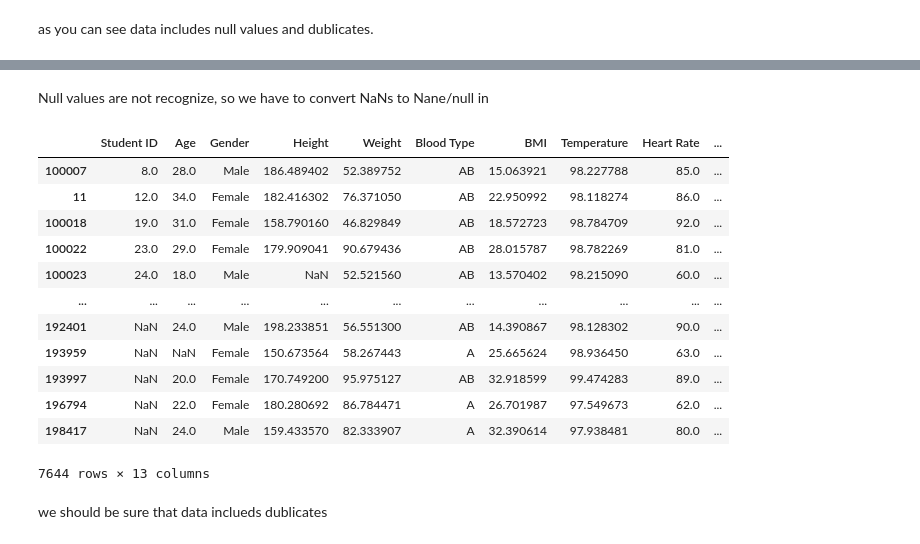
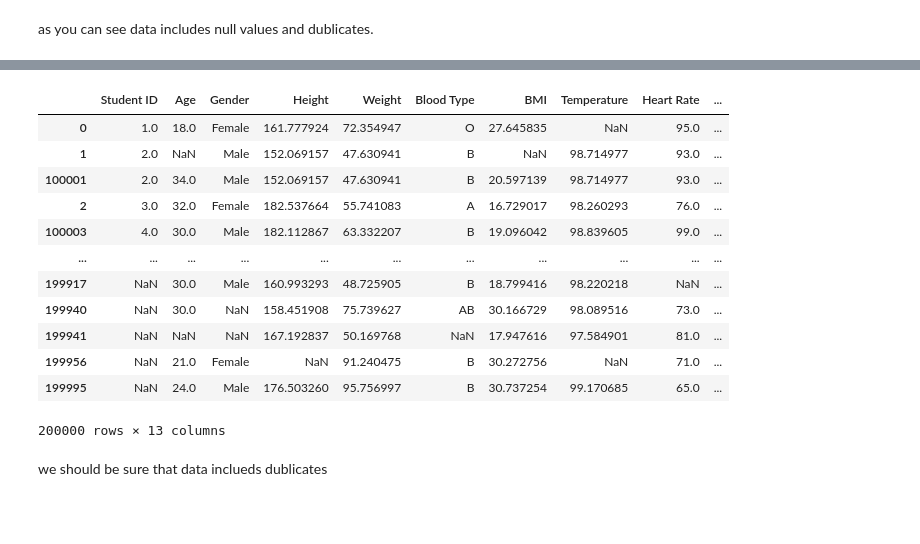
Before and after one commit to Ahmadreza1972/Machine-Learning, a Jupyter notebook: medical students/main.ipynb, the cells around one changed output, grey strips where cells are left out. Saved outputs shown, nothing was run; the diff lists cells and outputs as text; code cells hidden in the pictures; blank space fills up the shorter version.

```diff
--- a/medical students/main.ipynb
+++ b/medical students/main.ipynb
@@ -45,21 +30,19 @@ memory usage: 21.4+ MB
-# %% [markdown]
-Null values are not recognize, so we have to convert NaNs to Nane/null in
-# %%
-raw_data[raw_data.duplicated()]
-# %% [output]
-|  | Student ID | Age | Gender | Height | Weight | Blood Type | BMI | Temperature | Heart Rate | ... |
-| 100007 | 8.0 | 28.0 | Male | 186.489402 | 52.389752 | AB | 15.063921 | 98.227788 | 85.0 | ... |
-| 11 | 12.0 | 34.0 | Female | 182.416302 | 76.371050 | AB | 22.950992 | 98.118274 | 86.0 | ... |
-| 100018 | 19.0 | 31.0 | Female | 158.790160 | 46.829849 | AB | 18.572723 | 98.784709 | 92.0 | ... |
-| 100022 | 23.0 | 29.0 | Female | 179.909041 | 90.679436 | AB | 28.015787 | 98.782269 | 81.0 | ... |
-| 100023 | 24.0 | 18.0 | Male | NaN | 52.521560 | AB | 13.570402 | 98.215090 | 60.0 | ... |
-| ... | ... | ... | ... | ... | ... | ... | ... | ... | ... | ... |
-| 192401 | NaN | 24.0 | Male | 198.233851 | 56.551300 | AB | 14.390867 | 98.128302 | 90.0 | ... |
-| 193959 | NaN | NaN | Female | 150.673564 | 58.267443 | A | 25.665624 | 98.936450 | 63.0 | ... |
-| 193997 | NaN | 20.0 | Female | 170.749200 | 95.975127 | AB | 32.918599 | 99.474283 | 89.0 | ... |
-| 196794 | NaN | 22.0 | Female | 180.280692 | 86.784471 | A | 26.701987 | 97.549673 | 62.0 | ... |
-| 198417 | NaN | 24.0 | Male | 159.433570 | 82.333907 | A | 32.390614 | 97.938481 | 80.0 | ... |
-7644 rows × 13 columns
+# %%
+raw_data.sort_values("Student ID")
+# %% [output]
+|  | Student ID | Age | Gender | Height | Weight | Blood Type | BMI | Temperature | Heart Rate | ... |
+| 0 | 1.0 | 18.0 | Female | 161.777924 | 72.354947 | O | 27.645835 | NaN | 95.0 | ... |
+| 1 | 2.0 | NaN | Male | 152.069157 | 47.630941 | B | NaN | 98.714977 | 93.0 | ... |
+| 100001 | 2.0 | 34.0 | Male | 152.069157 | 47.630941 | B | 20.597139 | 98.714977 | 93.0 | ... |
+| 2 | 3.0 | 32.0 | Female | 182.537664 | 55.741083 | A | 16.729017 | 98.260293 | 76.0 | ... |
+| 100003 | 4.0 | 30.0 | Male | 182.112867 | 63.332207 | B | 19.096042 | 98.839605 | 99.0 | ... |
+| ... | ... | ... | ... | ... | ... | ... | ... | ... | ... | ... |
+| 199917 | NaN | 30.0 | Male | 160.993293 | 48.725905 | B | 18.799416 | 98.220218 | NaN | ... |
+| 199940 | NaN | 30.0 | NaN | 158.451908 | 75.739627 | AB | 30.166729 | 98.089516 | 73.0 | ... |
+| 199941 | NaN | NaN | NaN | 167.192837 | 50.169768 | NaN | 17.947616 | 97.584901 | 81.0 | ... |
+| 199956 | NaN | 21.0 | Female | NaN | 91.240475 | B | 30.272756 | NaN | 71.0 | ... |
+| 199995 | NaN | 24.0 | Male | 176.503260 | 95.756997 | B | 30.737254 | 99.170685 | 65.0 | ... |
+200000 rows × 13 columns
 # %% [markdown]
 we should be sure that data inclueds dublicates
 # %%
```
Also changed, not shown: parts of 26 cells of this notebook.
